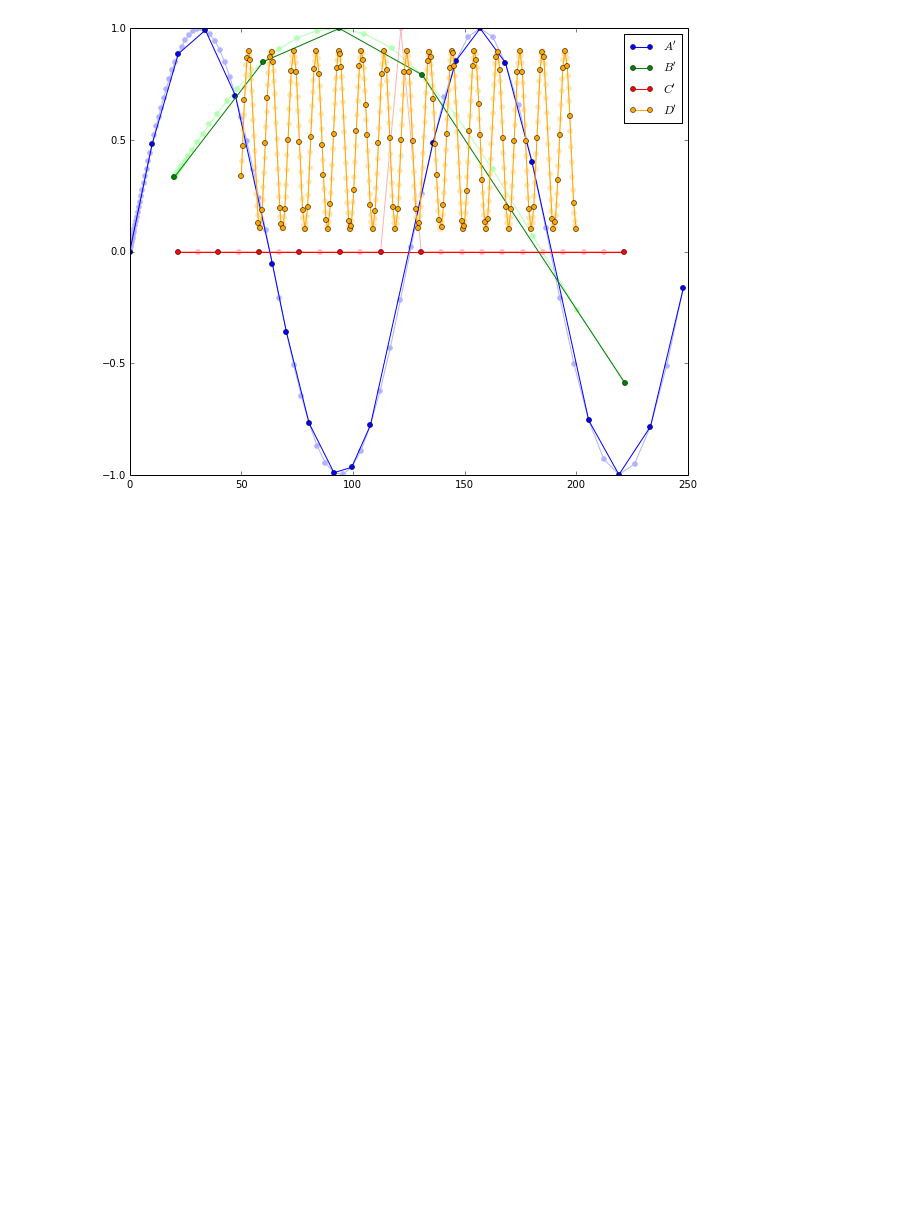
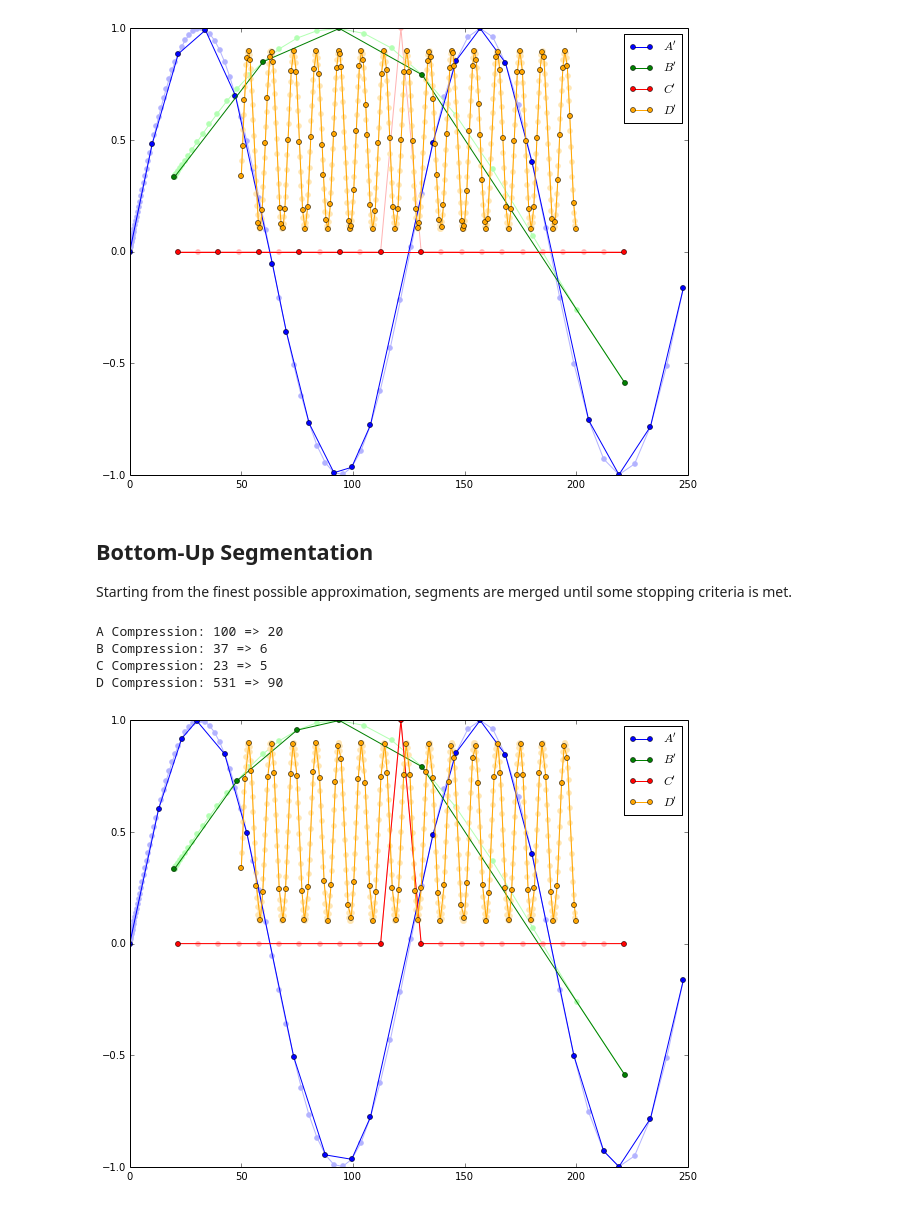
Before and after one commit to sandialabs/slycat, a Jupyter notebook: design/Segmentation.ipynb, the cells around one changed output. Cells and saved outputs as stored; diff of their text form; code cells hidden in the pictures; blank space fills up the shorter version.

Commit message:
Add a timeseries experiment using bottom-up segmentation.

```diff
--- a/design/Segmentation.ipynb
+++ b/design/Segmentation.ipynb
@@ -153,3 +153,57 @@ pyplot.legend(loc="best")
 pyplot.gcf().set_size_inches(10, 8)
 # %% [output]
 [figure]
+# %% [markdown]
+## Bottom-Up Segmentation
+
+Starting from the finest possible approximation, segments are merged until some stopping criteria is met.
+# %%
+def bottom_up(times, values, maximum_error):
+    anchors = numpy.ones(len(times), dtype="bool")
+
+    errors = numpy.array([numpy.inf] + [sum_of_squares(times[i-1:i+2], values[i-1:i+2]) for i in range(1, len(times)-1)] + [numpy.inf])
+    while numpy.any(errors < maximum_error):
+        #print errors
+        choice = numpy.argmin(errors)
+        anchors[choice] = False
+        errors[choice] = numpy.inf
+        remaining = numpy.flatnonzero(anchors == True)
+        left = remaining[remaining < choice][-2:]
+        right = remaining[remaining > choice][:2]
+        if len(left) == 2:
+            errors[left[1]] = sum_of_squares(times[left[0]:right[0]+1], values[left[0]:right[0]+1])
+        if len(right) == 2:
+            errors[right[0]] = sum_of_squares(times[left[-1]:right[1]+1], values[left[-1]:right[1]+1])
+
+    return times[anchors], values[anchors]
+
+error = 0.01
+ab_times, ab_values = bottom_up(a_times, a_values, error)
+bb_times, bb_values = bottom_up(b_times, b_values, error)
+cb_times, cb_values = bottom_up(c_times, c_values, error)
+db_times, db_values = bottom_up(d_times, d_values, error)
+
+print "A Compression:", len(a_times), "=>", len(ab_times)
+print "B Compression:", len(b_times), "=>", len(bb_times)
+print "C Compression:", len(c_times), "=>", len(cb_times)
+print "D Compression:", len(d_times), "=>", len(db_times)
+# %% [output]
+A Compression: 100 => 20
+B Compression: 37 => 6
+C Compression: 23 => 5
+D Compression: 531 => 90
+# %%
+pyplot.plot(a_times, a_values, "-o", color=light_a, markeredgecolor=light_a)
+pyplot.plot(b_times, b_values, "-o", color=light_b, markeredgecolor=light_b)
+pyplot.plot(c_times, c_values, "-o", color=light_c, markeredgecolor=light_c)
+pyplot.plot(d_times, d_values, "-o", color=light_d, markeredgecolor=light_d)
+
+pyplot.plot(ab_times, ab_values, "-o", color=dark_a, label="$A'$")
+pyplot.plot(bb_times, bb_values, "-o", color=dark_b, label="$B'$")
+pyplot.plot(cb_times, cb_values, "-o", color=dark_c, label="$C'$")
+pyplot.plot(db_times, db_values, "-o", color=dark_d, label="$D'$")
+
+pyplot.legend(loc="best")
+pyplot.gcf().set_size_inches(10, 8)
+# %% [output]
+[figure, added]
```
